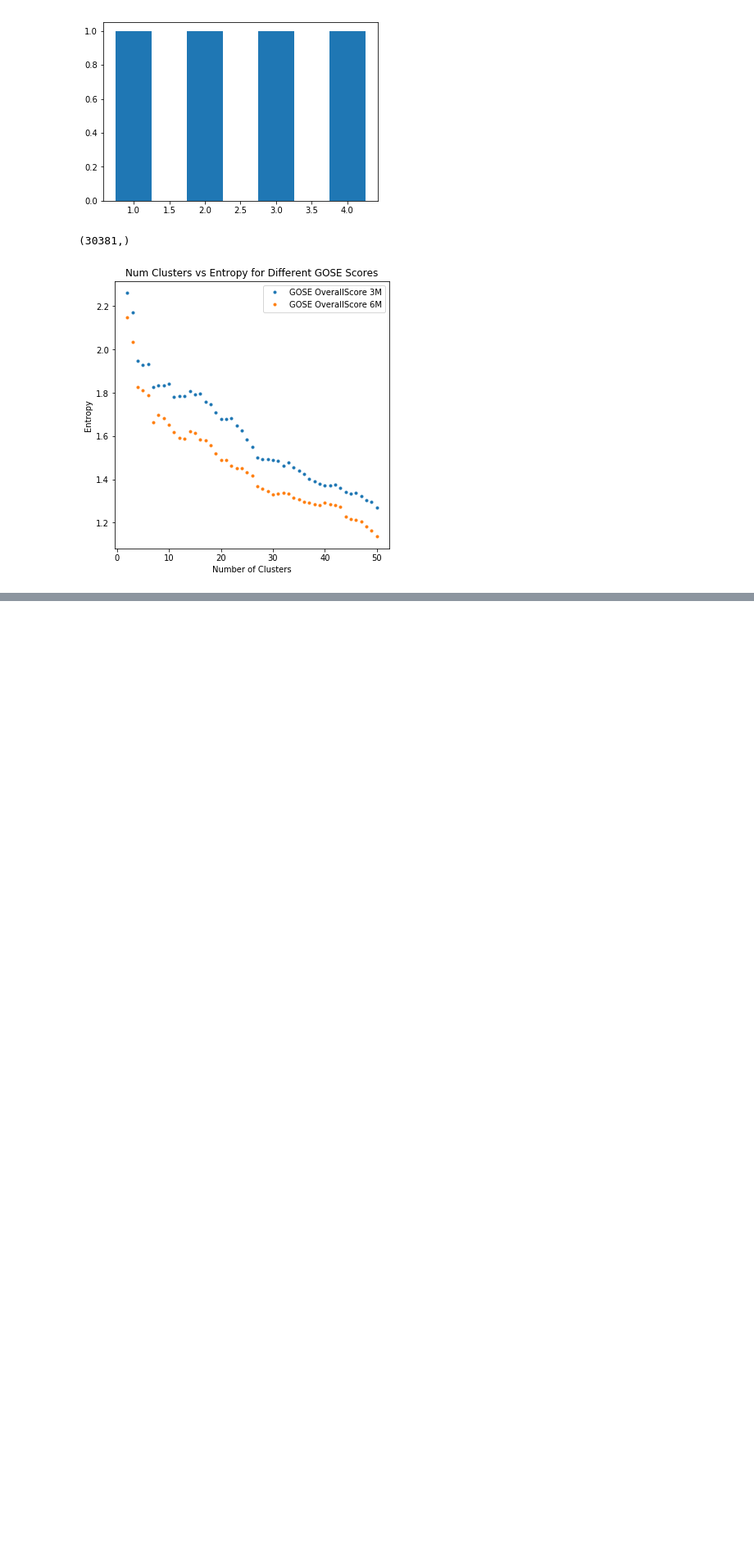
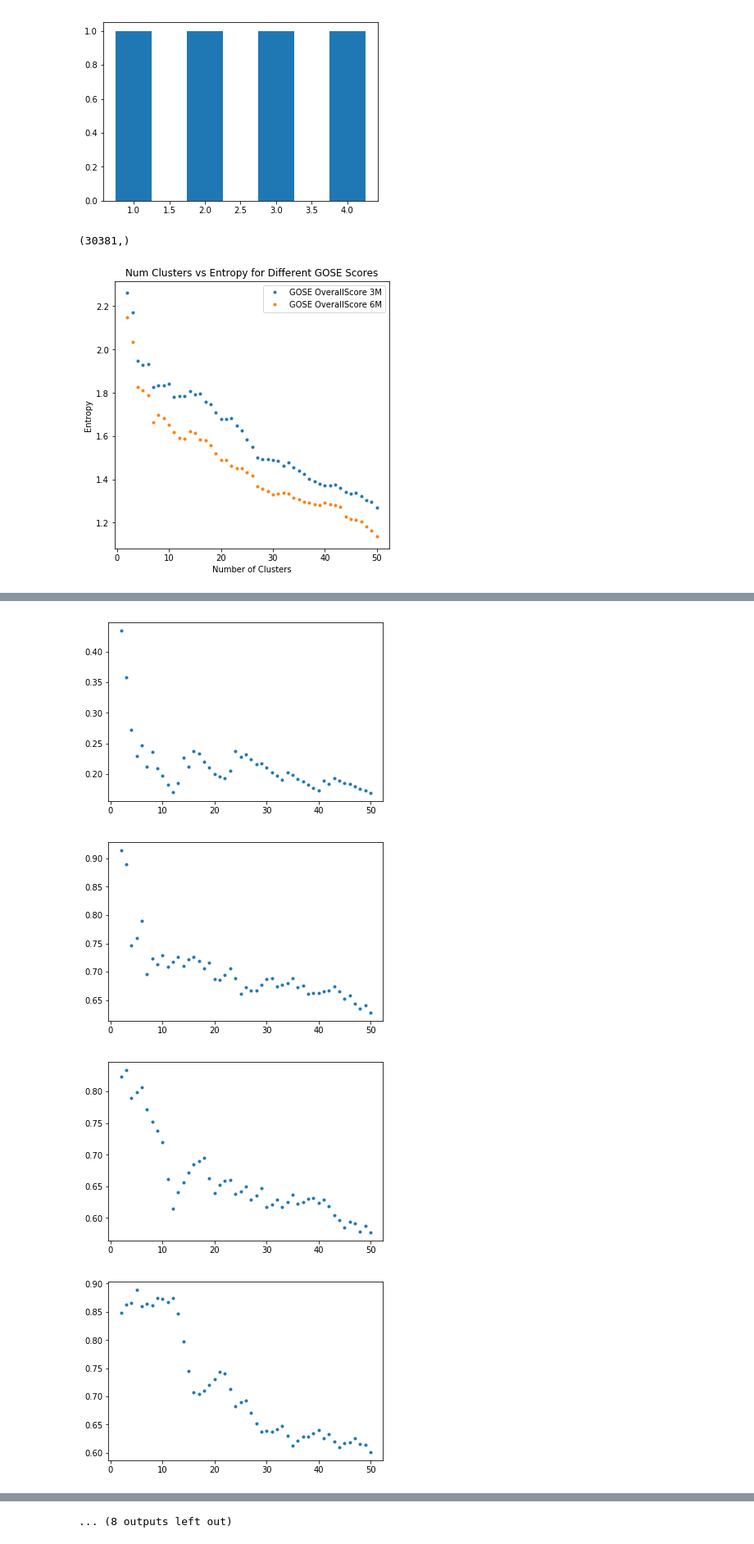
Before and after one commit to BouchardLab/ML_4_prec_prognosis, a Jupyter notebook: notebooks/entropy_vs_numclusters.ipynb, the cells around one changed output, grey strips where cells are left out. Shown at 82% size. Drawn from its saved outputs; the diff is of its cells as text; code cells hidden in the pictures; blank space fills up the shorter version.

```diff
--- a/notebooks/entropy_vs_numclusters.ipynb
+++ b/notebooks/entropy_vs_numclusters.ipynb
@@ -107,0 +157,11 @@ plt.savefig('/Users/ahyeon/Desktop/activ misc/gose_entropy.pdf')
+# %%
+# top 20
+for i in range(20):
+    data = oc[:,i]
+    plt.plot(cluster_sizes, entropy_across_clusters(cluster_sizes, data), '.', label='o')
+    plt.show()
+# %% [output]
+[figure, added]
+[figure, added]
+[figure, added]
+[figure, added]
@@ -107,0 +176 @@ plt.savefig('/Users/ahyeon/Desktop/activ misc/gose_entropy.pdf')
+... (8 outputs left out)
```
Also changed, not shown: parts of 6 cells of this notebook, 1 other file.
